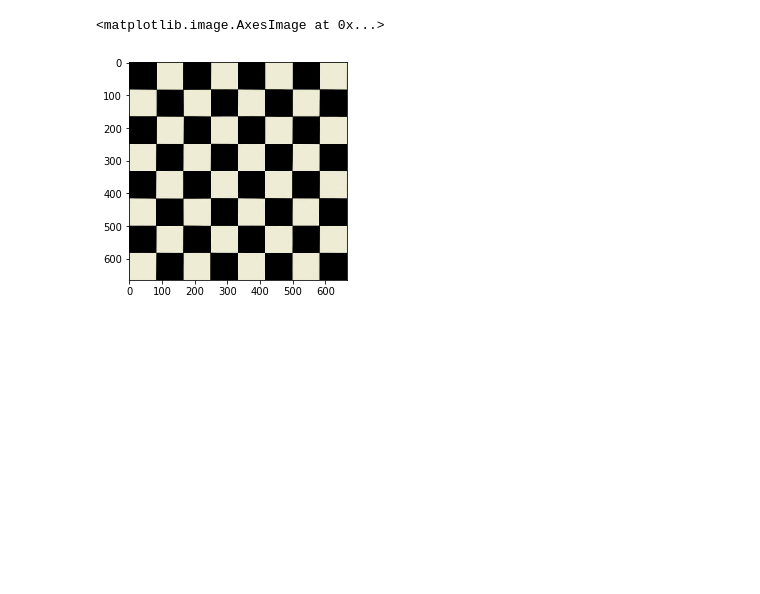
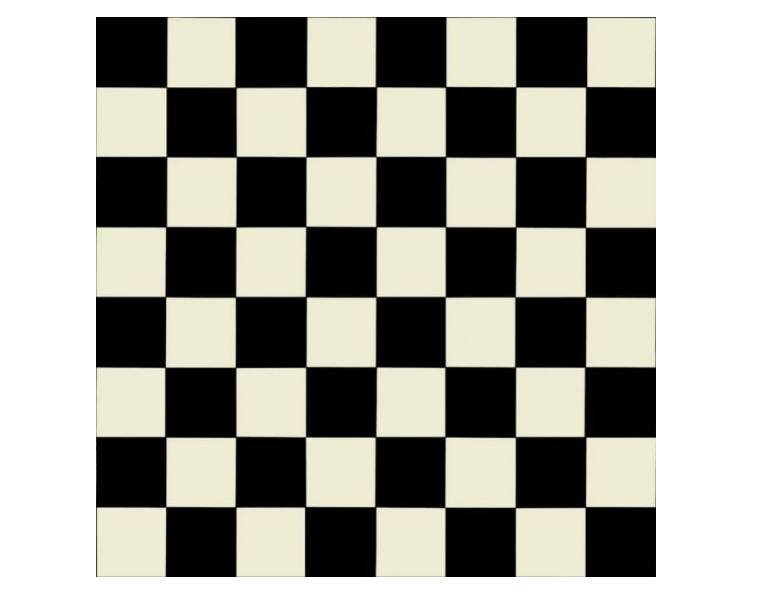
Before and after one commit to Vishu26/Computer-Vision, a Jupyter notebook: HarrisCorner.ipynb, the cells around one changed output. Cells and saved outputs as stored; diff of their text form; code cells hidden in the pictures; blank space fills up the shorter version.

```diff
--- a/HarrisCorner.ipynb
+++ b/HarrisCorner.ipynb
@@ -1,14 +1,15 @@
 # %%
 import numpy as np
-from PIL import Image
-import matplotlib.pyplot as plt
-%matplotlib inline
+from PIL import Image as image
+from IPython.display import Image, display
+from io import BytesIO
 
-img = np.array(Image.open('chess.jpg'))
-plt.imshow(img)
+img = np.array(image.open('chess.jpg'))
+f = BytesIO()
+image.fromarray(img.astype('uint8')).save(f, 'jpeg')
+display(Image(f.getvalue()))
 # %% [output]
-<matplotlib.image.AxesImage at 0x...>
-[figure, old version]
+[figure, new version]
 # %%
 gray = np.zeros((img.shape[0], img.shape[1]))
 
```
Also changed, not shown: parts of 2 cells of this notebook.
